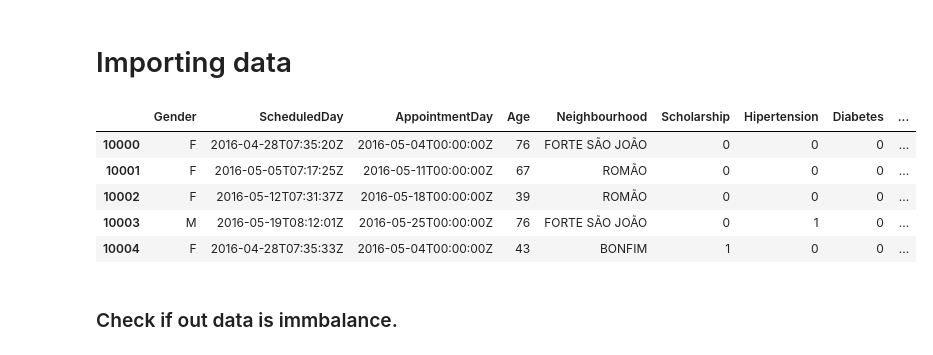
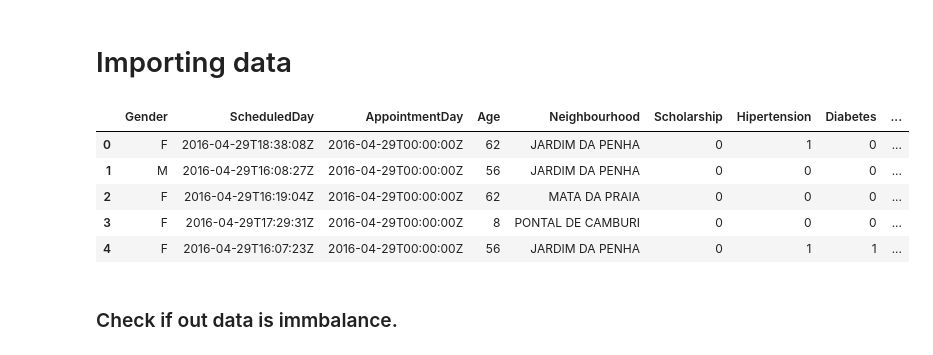
Before and after one commit to Ankit6174/predictive-intelligence-no-show-healthcare, a Jupyter notebook: notebooks/Data Cleaning.ipynb, the cells around one changed output. Saved outputs shown, nothing was run; the diff lists cells and outputs as text; code cells hidden in the pictures.

```diff
--- a/notebooks/Data Cleaning.ipynb
+++ b/notebooks/Data Cleaning.ipynb
@@ -3,17 +3,17 @@
 # %%
 import numpy as np
 import pandas as pd
 
-data = pd.read_csv(r'../data/raw/raw-data.csv').iloc[10000:, :]
+data = pd.read_csv(r'../data/raw/raw-data.csv')
 data.drop(columns=['PatientId', 'AppointmentID'], inplace=True)
 data.head()
 # %% [output]
 |  | Gender | ScheduledDay | AppointmentDay | Age | Neighbourhood | Scholarship | Hipertension | Diabetes | ... |
-| 10000 | F | 2016-04-28T07:35:20Z | 2016-05-04T00:00:00Z | 76 | FORTE SÃO JOÃO | 0 | 0 | 0 | ... |
-| 10001 | F | 2016-05-05T07:17:25Z | 2016-05-11T00:00:00Z | 67 | ROMÃO | 0 | 0 | 0 | ... |
-| 10002 | F | 2016-05-12T07:31:37Z | 2016-05-18T00:00:00Z | 39 | ROMÃO | 0 | 0 | 0 | ... |
-| 10003 | M | 2016-05-19T08:12:01Z | 2016-05-25T00:00:00Z | 76 | FORTE SÃO JOÃO | 0 | 1 | 0 | ... |
-| 10004 | F | 2016-04-28T07:35:33Z | 2016-05-04T00:00:00Z | 43 | BONFIM | 1 | 0 | 0 | ... |
+| 0 | F | 2016-04-29T18:38:08Z | 2016-04-29T00:00:00Z | 62 | JARDIM DA PENHA | 0 | 1 | 0 | ... |
+| 1 | M | 2016-04-29T16:08:27Z | 2016-04-29T00:00:00Z | 56 | JARDIM DA PENHA | 0 | 0 | 0 | ... |
+| 2 | F | 2016-04-29T16:19:04Z | 2016-04-29T00:00:00Z | 62 | MATA DA PRAIA | 0 | 0 | 0 | ... |
+| 3 | F | 2016-04-29T17:29:31Z | 2016-04-29T00:00:00Z | 8 | PONTAL DE CAMBURI | 0 | 0 | 0 | ... |
+| 4 | F | 2016-04-29T16:07:23Z | 2016-04-29T00:00:00Z | 56 | JARDIM DA PENHA | 0 | 1 | 1 | ... |
 # %% [markdown]
 ### Check if out data is immbalance.
 # %%
```
Also changed, not shown: parts of 8 cells of this notebook, 15 other files.
